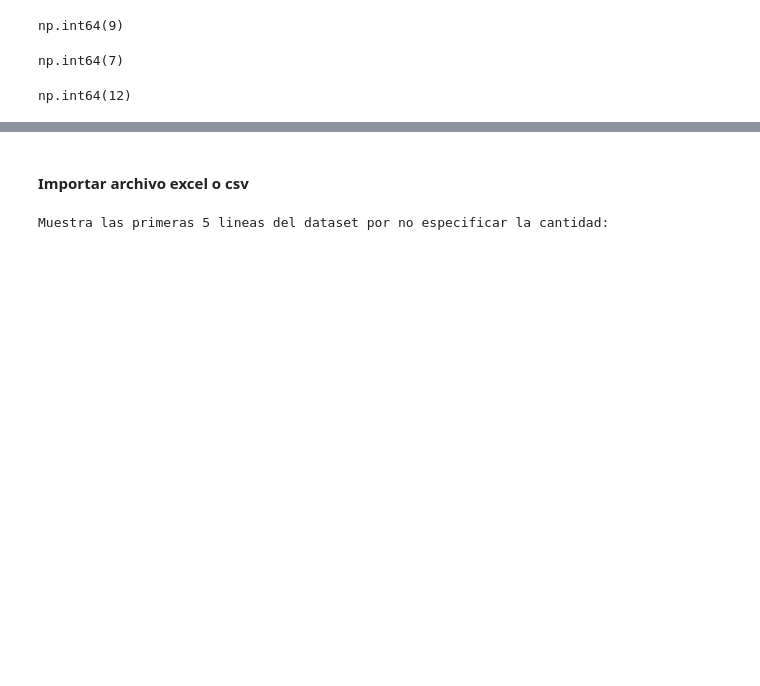
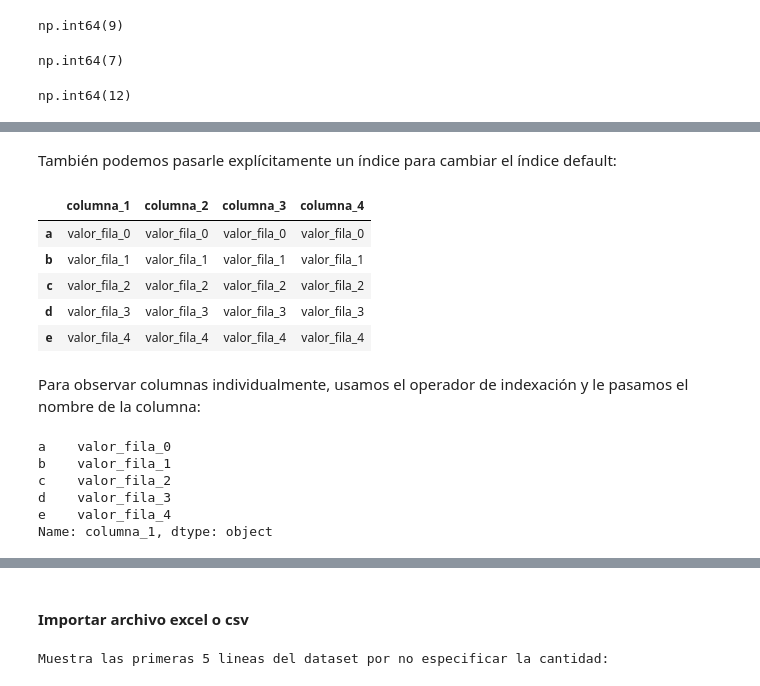
Before and after one commit to ivonnemorenoa/Procesamiento_de_Datos_con_Python, a Jupyter notebook: 4. Pandas y Analisis Exploratorio de Datos/Analisis_Exploratorio_de_nuestro_Dataset.ipynb, the cells around one changed output, grey strips where cells are left out. Cells and saved outputs as stored; diff of their text form; code cells hidden in the pictures; blank space fills up the shorter version.

```diff
--- a/4. Pandas y Analisis Exploratorio de Datos/Analisis_Exploratorio_de_nuestro_Dataset.ipynb
+++ b/4. Pandas y Analisis Exploratorio de Datos/Analisis_Exploratorio_de_nuestro_Dataset.ipynb
@@ -103,0 +220,24 @@ np.int64(12)
+# %% [markdown]
+También podemos pasarle explícitamente un índice para cambiar el índice default:
+# %%
+df = pd.DataFrame(datos, index=['a', 'b', 'c', 'd', 'e'])
+
+df
+# %% [output]
+|  | columna_1 | columna_2 | columna_3 | columna_4 |
+| a | valor_fila_0 | valor_fila_0 | valor_fila_0 | valor_fila_0 |
+| b | valor_fila_1 | valor_fila_1 | valor_fila_1 | valor_fila_1 |
+| c | valor_fila_2 | valor_fila_2 | valor_fila_2 | valor_fila_2 |
+| d | valor_fila_3 | valor_fila_3 | valor_fila_3 | valor_fila_3 |
+| e | valor_fila_4 | valor_fila_4 | valor_fila_4 | valor_fila_4 |
+# %% [markdown]
+Para observar columnas individualmente, usamos el operador de indexación y le pasamos el nombre de la columna:
+# %%
+df['columna_1']
+# %% [output]
+a    valor_fila_0
+b    valor_fila_1
+c    valor_fila_2
+d    valor_fila_3
+e    valor_fila_4
+Name: columna_1, dtype: object
```
Also changed, not shown: parts of 29 cells of this notebook.
